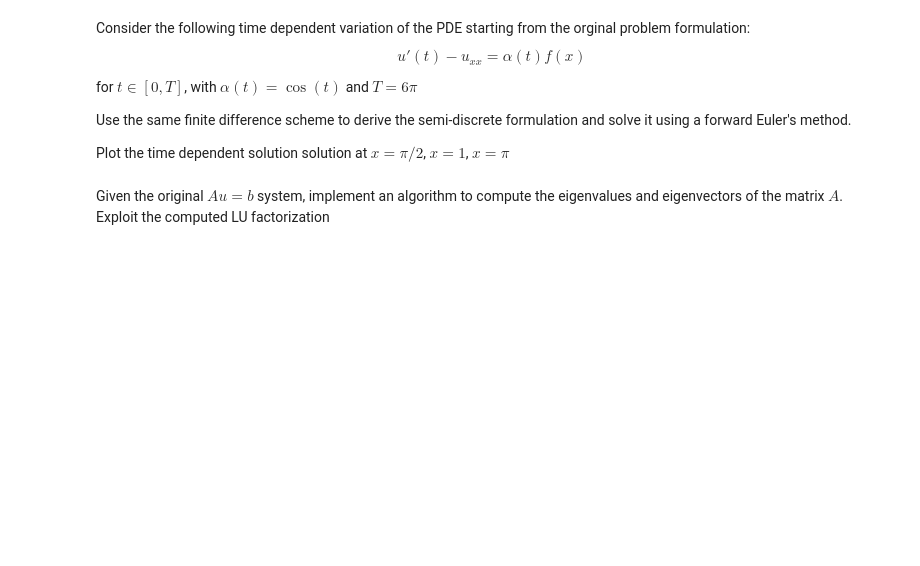
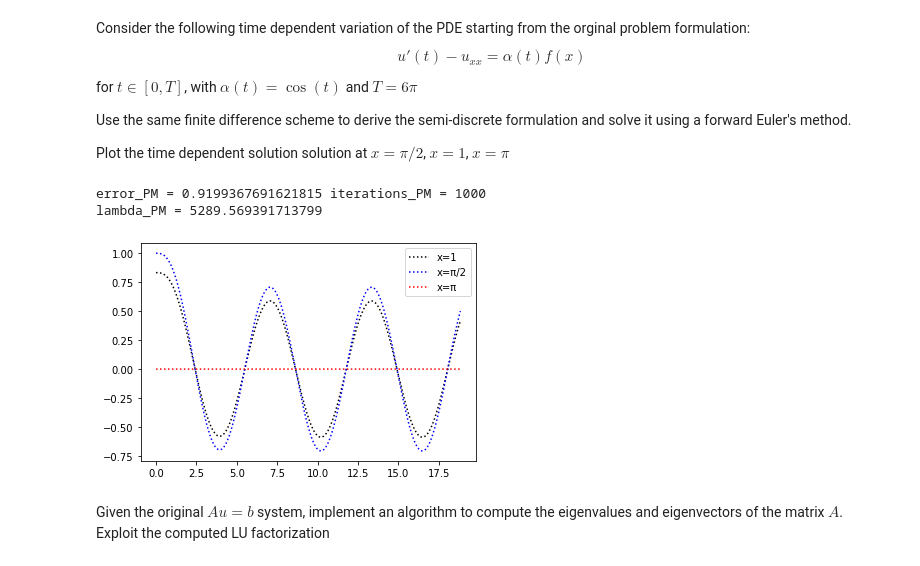
Before and after one commit to hasanictp/numerical-analysis-2021-2022, a Jupyter notebook: FinalProject_2021_2022.ipynb, the cells around one changed output. Saved outputs shown, nothing was run; the diff lists cells and outputs as text; code cells hidden in the pictures; blank space fills up the shorter version.

```diff
--- a/FinalProject_2021_2022.ipynb
+++ b/FinalProject_2021_2022.ipynb
@@ -112,7 +257,41 @@ Use the same finite difference scheme to derive the semi-discrete formulation an
 Plot the time dependent solution solution at $x = \pi/2$, $x=1$,
 $x=\pi$
 # %%
-#TODO
+# forward Euler routine
+def fe(u0,t0,tf,h,alpha,A,b):
+    t = arange(t0,tf+1e-10, h)
+    sol = zeros((len(t), len(u0)))
+    sol[0] = u0
+    for i in range(1,len(t)):
+        u2 = -dot(A,sol[i-1])
+        af = alpha(t[i-1])*b
+        sol[i] = sol[i-1] + h*u2 + h*af
+
+    return sol, t
+# %%
+# plots
+omega = [0, pi]
+x2=(omega[-1] - omega[0])
+val1 = round(n / x2 * pi/2.) -1
+val2= round(n/x2) - 1
+val3 = round(n/x2*pi) - 1
+t0 = 0
+tf = 6*pi
+alpha = lambda y: cos(y)
+max, vect = PM(A, ones_like(x))
+h = 1/(max)
+
+# u0 = sin(x)
+u0 = sin(x)
+sol, t = fe(u0,t0,tf, h,alpha, A,b)
+_ = plot(t, sol[:,val2], 'black',linestyle='dotted',label='x=1')
+_ = plot(t, sol[:,val1], 'blue',linestyle='dotted',label='x=π/2')
+_ = plot(t, sol[:,val3], 'red',linestyle='dotted',label='x=π')
+_ = legend()
+# %% [output]
+error_PM = 0.9199367691621815 iterations_PM = 1000
+lambda_PM = 5289.569391713799
+[figure, added]
 # %% [markdown]
 Given the original $Au = b$ system, implement an algorithm to compute the eigenvalues and eigenvectors of the matrix $A$. Exploit the computed LU factorization
 # %%
```
Also changed, not shown: parts of 10 cells of this notebook.
